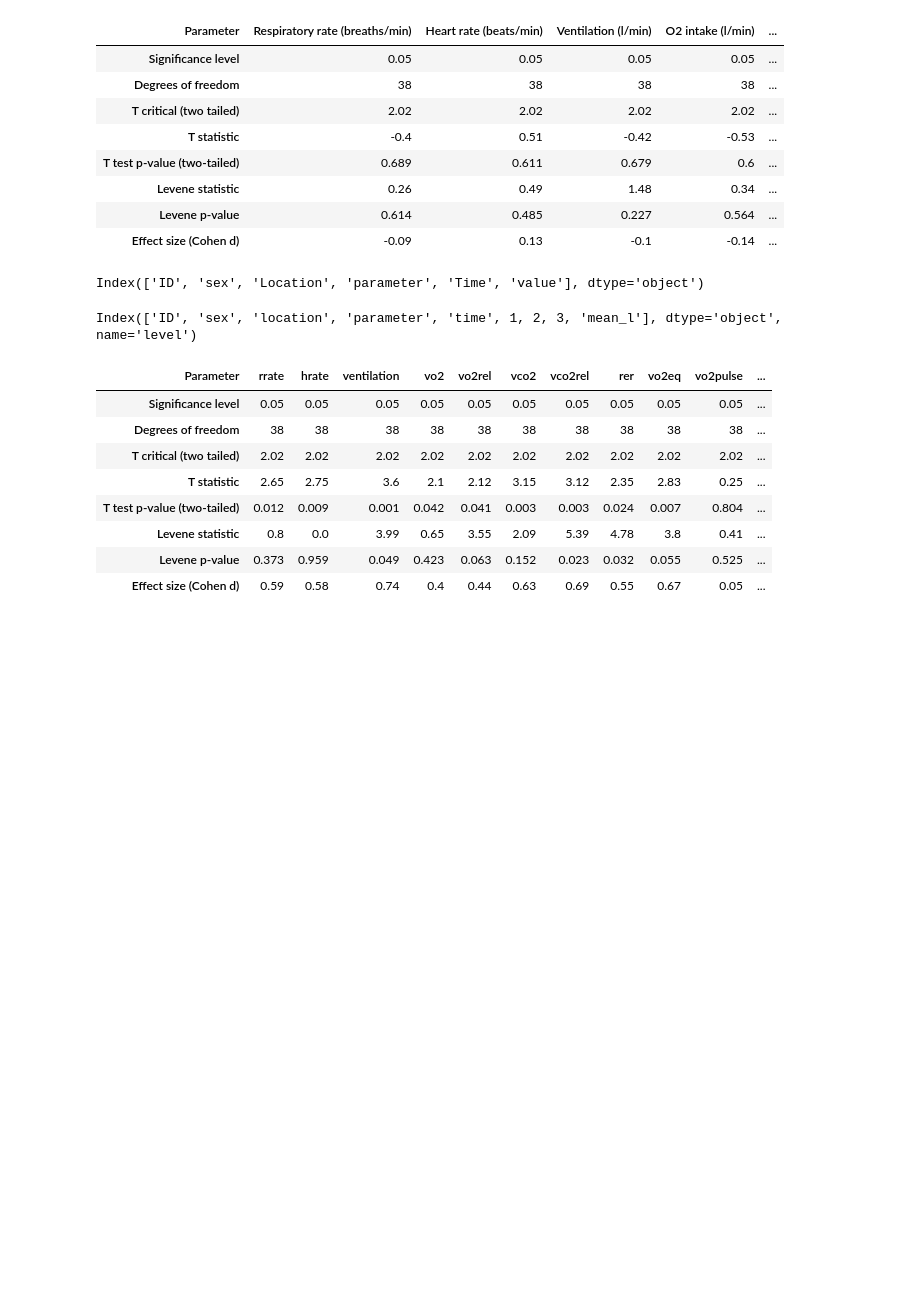
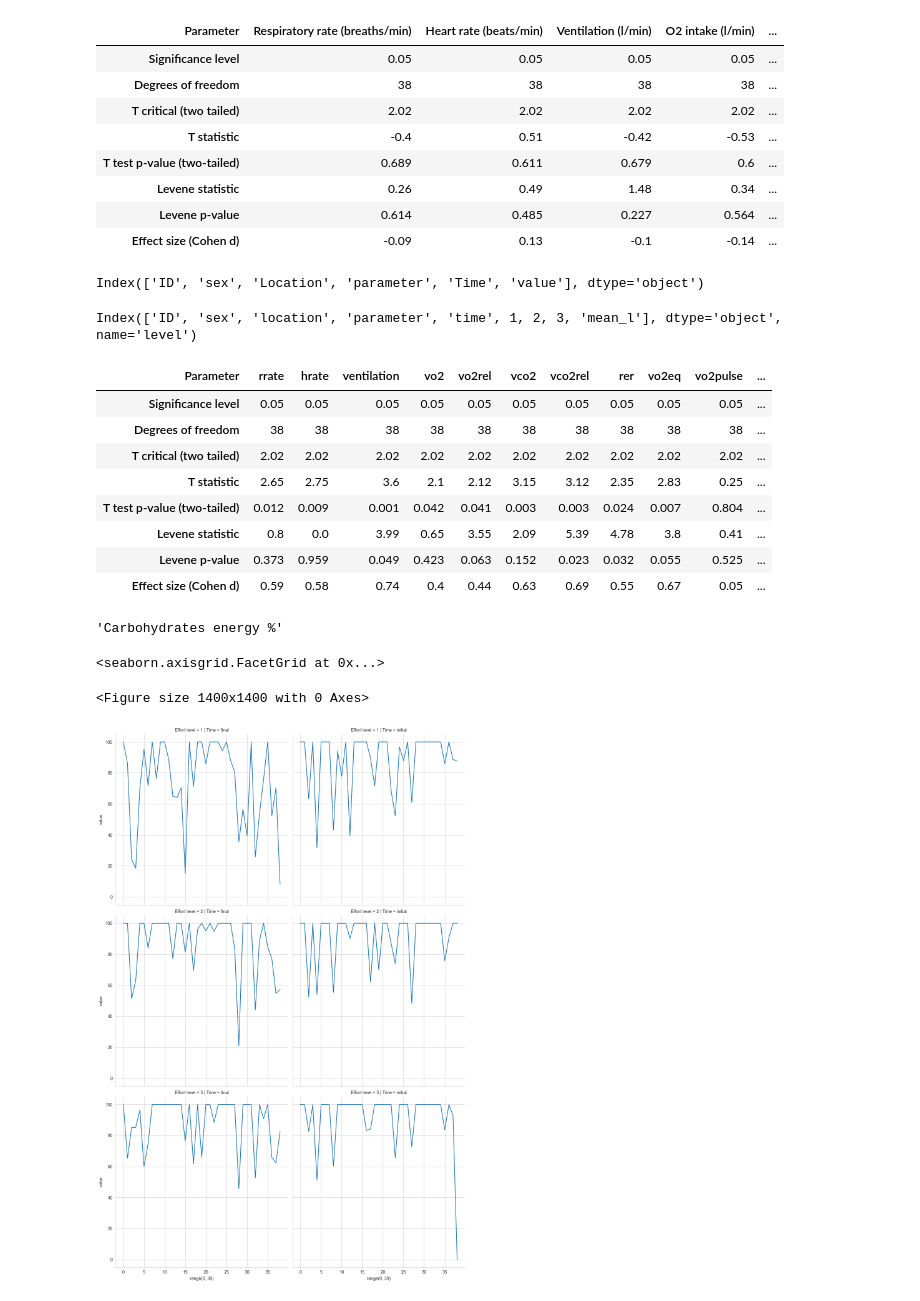
Before and after one commit to subthalamic/subthalamic, a Jupyter notebook: obesity/aero.ipynb, the cells around one changed output. Saved outputs shown, nothing was run; the diff lists cells and outputs as text; code cells hidden in the pictures; blank space fills up the shorter version.

```diff
--- a/obesity/aero.ipynb
+++ b/obesity/aero.ipynb
@@ -663,0 +710,27 @@ short_to_long = dict(zip(short_param_order,param_order))
+# %%
+short_to_long['carb100']
+# %% [output]
+'Carbohydrates energy %'
+# %%
+# carbfat100 = aml.loc[(aml.parameter==short_to_long['carb100']) | (aml.parameter==short_to_long['fat100'])]
+carbfat100 = aml.loc[aml.parameter==short_to_long['carb100']]
+# %%
+mpl.pyplot.figure(figsize=(14,14))
+sns.set_style("whitegrid")
+
+fgrid = sns.FacetGrid(carbfat100,
+                      row='Effort level', col='Time',
+                      height=6)
+
+fgrid.map_dataframe(sns.lineplot,
+                    x=range(0,39),
+                    y='value')
+fgrid.add_legend()
+# elem: bars, step, poly
+# multiple: layer, dodge, stack, fill
+# plt.savefig(f'figures/agg/simple/{i.replace("/"," ")}-simple-violin.pdf')
+# plt.savefig(f'figures/agg/simple/{i.replace("/"," ")}-simple-violin.svg')
+# %% [output]
+<seaborn.axisgrid.FacetGrid at 0x...>
+<Figure size 1400x1400 with 0 Axes>
+[figure, added]
```
Also changed, not shown: parts of 11 cells of this notebook, 34 other files.
